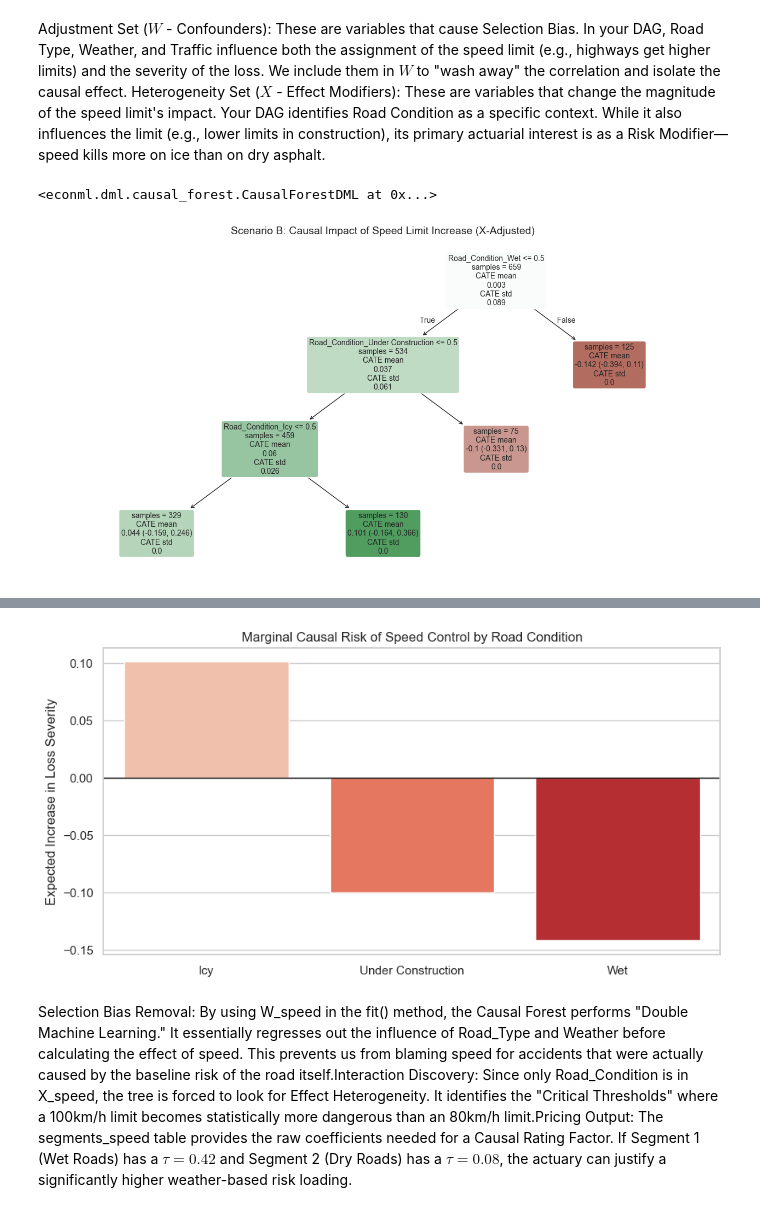
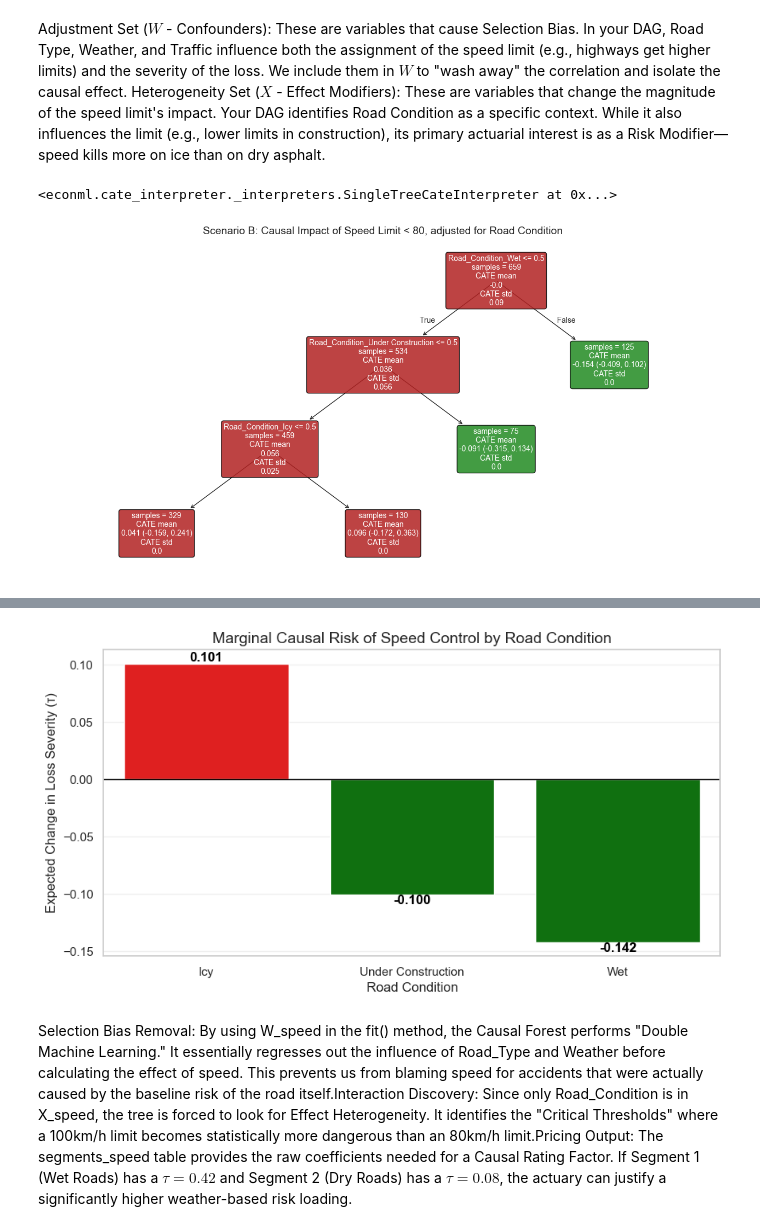
Before and after one commit to tbluemlein/causalinference, a Jupyter notebook: application/traffic_study.ipynb, the cells around one changed output, grey strips where cells are left out. Cells and saved outputs as stored; diff of their text form; code cells hidden in the pictures.

```diff
--- a/application/traffic_study.ipynb
+++ b/application/traffic_study.ipynb
@@ -433,20 +509,42 @@ cf_speed.fit(Y_speed,
             T_speed,
             X=X_speed,
             W=W_speed)
+
+# --- 3. INTERPRETATION (Causal Tree) ---
+# Extract the single most representative tree for the modifiers in X
+intrp_speed = SingleTreeCateInterpreter(include_model_uncertainty=True, max_depth=3, min_samples_leaf=10)
+intrp_speed.interpret(cf_speed, X_speed)
 # %% [output]
-<econml.dml.causal_forest.CausalForestDML at 0x...>
+<econml.cate_interpreter._interpreters.SingleTreeCateInterpreter at 0x...>
 # %%
-# --- 3. INTERPRETATION (Causal Tree) ---
-# Extract the single most representative tree for the modifiers in X
-intrp_speed = SingleTreeCateInterpreter(include_model_uncertainty=True, max_depth=3, min_samples_leaf=10)
-intrp_speed.interpret(cf_speed, X_speed)
-
 plt.figure(figsize=(16, 8))
 intrp_speed.plot(feature_names=X_speed.columns, fontsize=10)
-plt.title("Scenario B: Causal Impact of Speed Limit Increase (X-Adjusted)", fontsize=14)
+ax = plt.gca()
+
+# 3. Apply Binary Coloring Logic
+for text_obj in ax.texts:
+    content = text_obj.get_text()
+    if "cate mean" in content.lower():
+        try:
+            color = 'forestgreen' if float(content.lower().split("cate mean\n")[1].split("cate")[0].split("(")[0]) < 0 else 'firebrick'
+
+            # Update the node box
+            patch = text_obj.get_bbox_patch()
+            if patch:
+                patch.set_facecolor(color)
+                patch.set_edgecolor('black')
+                patch.set_alpha(0.85)
+
+            # Set text to white for better contrast against dark backgrounds
+            text_obj.set_color('white')
+
+        except (ValueError, IndexError):
+            continue
+
+plt.title("Scenario B: Causal Impact of Speed Limit < 80, adjusted for Road Condition", fontsize=14)
 plt.show()
 # %% [output]
-[figure, old version]
+[figure, new version]
 # %%
 # --- 4. SEGMENT EXTRACTION & VISUALIZATION ---
 segments_speed = pd.DataFrame(extract_tree_rules_native(intrp_speed, X_speed.columns.tolist()))
@@ -466,17 +564,32 @@ fig.show()
 # %% [output]
 [interactive output not drawn]
 # %%
+# --- 5. PDP FOR RISK GRADIENT (Scenario B: Speed Limit) ---
+labels, effects = get_pdp_speed(cf_speed, X_speed, 'Road_Condition')
 
-# --- 5. PDP FOR RISK GRADIENT ---
-labels, effects = get_pdp_speed(cf_speed, X_speed, 'Road_Condition')
+# Map colors according to the impact on Loss:
+# Negative τ (Reduction) -> Green
+# Positive τ (Increase) -> Red
+colors = ['green' if e < 0 else 'red' for e in effects]
+
 plt.figure(figsize=(10, 5))
-sns.barplot(x=labels, y=effects, palette='Reds')
+# Create the plot using the custom color mapping
+sns.barplot(x=labels, y=effects, hue=labels, palette=dict(zip(labels, colors)), legend=False)
+
 plt.axhline(0, color='black', lw=1)
-plt.title("Marginal Causal Risk of Speed Control by Road Condition")
-plt.ylabel("Expected Increase in Loss Severity")
+plt.title("Marginal Causal Risk of Speed Control by Road Condition", fontsize=14)
+plt.ylabel("Expected Change in Loss Severity (τ)")
+plt.xlabel("Road Condition")
+
+# Annotate bars with the exact CATE values for better interpretability
+for i, v in enumerate(effects):
+    plt.text(i, v, f"{v:.3f}", color='black', ha='center',
+             va='bottom' if v > 0 else 'top', fontweight='bold')
+
+plt.grid(axis='y', alpha=0.3)
 plt.show()
 # %% [output]
-[figure, old version]
+[figure, new version]
 # %% [markdown]
 Selection Bias Removal: By using W_speed in the fit() method, the Causal Forest performs "Double Machine Learning." It essentially regresses out the influence of Road_Type and Weather before calculating the effect of speed. This prevents us from blaming speed for accidents that were actually caused by the baseline risk of the road itself.Interaction Discovery: Since only Road_Condition is in X_speed, the tree is forced to look for Effect Heterogeneity. It identifies the "Critical Thresholds" where a 100km/h limit becomes statistically more dangerous than an 80km/h limit.Pricing Output: The segments_speed table provides the raw coefficients needed for a Causal Rating Factor. If Segment 1 (Wet Roads) has a $\tau = 0.42$ and Segment 2 (Dry Roads) has a $\tau = 0.08$, the actuary can justify a significantly higher weather-based risk loading.
 # %% [markdown]
```
Also changed, not shown: parts of 5 cells of this notebook.
